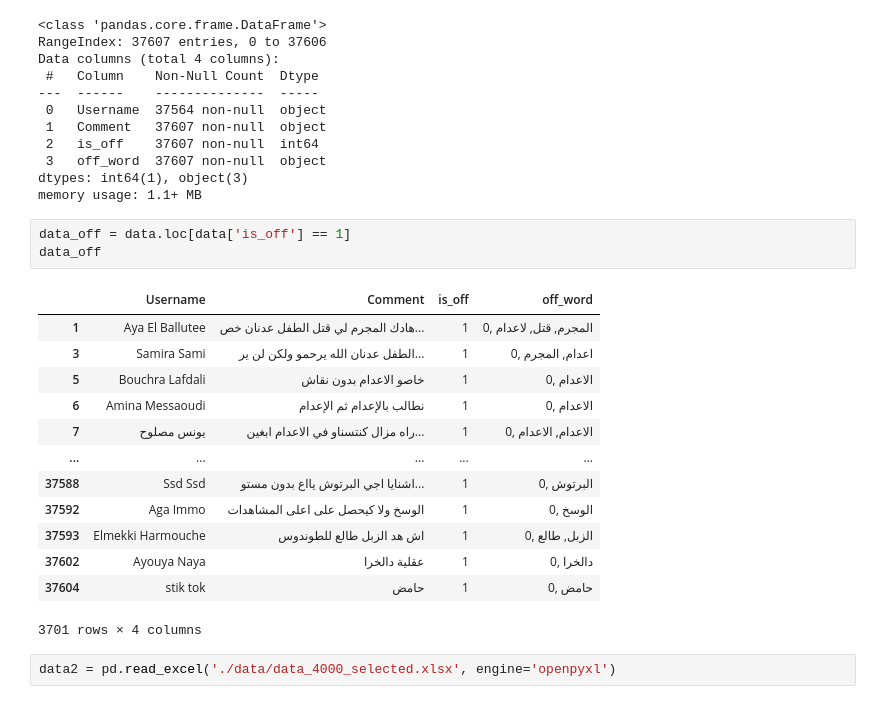
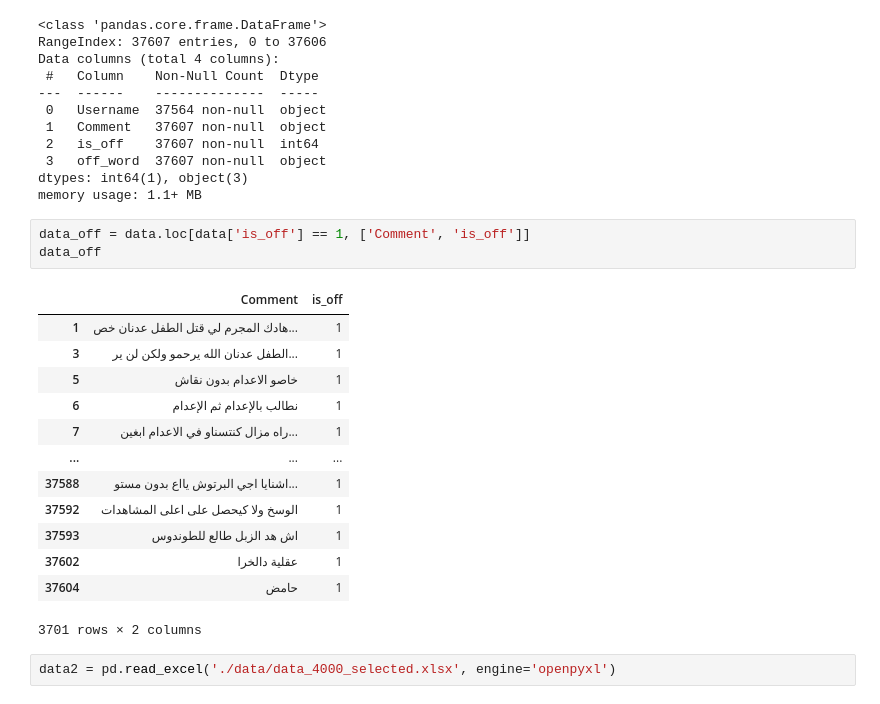
Before and after one commit to MouadBH/arabic-offensive-language-detection, a Jupyter notebook: data_prepare.ipynb, the cells around one changed output. Cells and saved outputs as stored; diff of their text form.

```diff
--- a/data_prepare.ipynb
+++ b/data_prepare.ipynb
@@ -29,22 +29,22 @@ Data columns (total 4 columns):
 dtypes: int64(1), object(3)
 memory usage: 1.1+ MB
 # %%
-data_off = data.loc[data['is_off'] == 1]
+data_off = data.loc[data['is_off'] == 1, ['Comment', 'is_off']]
 data_off
 # %% [output]
-|  | Username | Comment | is_off | off_word |
-| 1 | Aya El Ballutee | هادك المجرم لي قتل الطفل عدنان خص... | 1 | 0, المجرم, قتل, لاعدام |
-| 3 | Samira Sami | الطفل عدنان الله يرحمو ولكن لن ير... | 1 | 0, اعدام, المجرم |
-| 5 | Bouchra Lafdali | خاصو الاعدام بدون نقاش | 1 | 0, الاعدام |
-| 6 | Amina Messaoudi | نطالب بالإعدام ثم الإعدام | 1 | 0, الاعدام |
-| 7 | يونس مصلوح | راه مزال كنتسناو في الاعدام ابغين... | 1 | 0, الاعدام, الاعدام |
-| ... | ... | ... | ... | ... |
-| 37588 | Ssd Ssd | اشنايا اجي البرتوش يااع بدون مستو... | 1 | 0, البرتوش |
-| 37592 | Aga Immo | الوسخ ولا كيحصل على اعلى المشاهدات | 1 | 0, الوسخ |
-| 37593 | Elmekki Harmouche | اش هد الزبل طالع للطوندوس | 1 | 0, الزبل, طالع |
-| 37602 | Ayouya Naya | عقلية دالخرا | 1 | 0, دالخرا |
-| 37604 | stik tok | حامض | 1 | 0, حامض |
+|  | Comment | is_off |
+| 1 | هادك المجرم لي قتل الطفل عدنان خص... | 1 |
+| 3 | الطفل عدنان الله يرحمو ولكن لن ير... | 1 |
+| 5 | خاصو الاعدام بدون نقاش | 1 |
+| 6 | نطالب بالإعدام ثم الإعدام | 1 |
+| 7 | راه مزال كنتسناو في الاعدام ابغين... | 1 |
+| ... | ... | ... |
+| 37588 | اشنايا اجي البرتوش يااع بدون مستو... | 1 |
+| 37592 | الوسخ ولا كيحصل على اعلى المشاهدات | 1 |
+| 37593 | اش هد الزبل طالع للطوندوس | 1 |
+| 37602 | عقلية دالخرا | 1 |
+| 37604 | حامض | 1 |
-3701 rows × 4 columns
+3701 rows × 2 columns
 # %%
 data2 = pd.read_excel('./data/data_4000_selected.xlsx', engine='openpyxl')
 # %%
```
Also changed, not shown: parts of 6 cells of this notebook, 2 other files.
